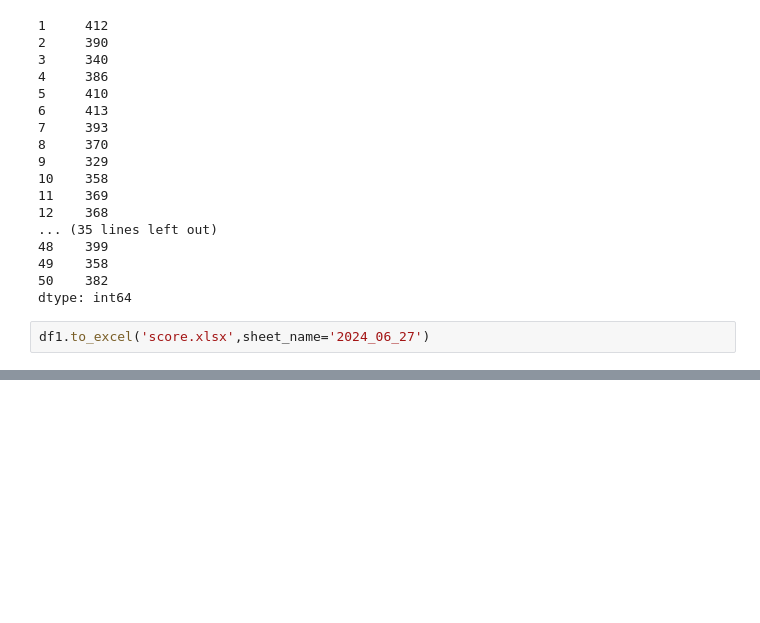
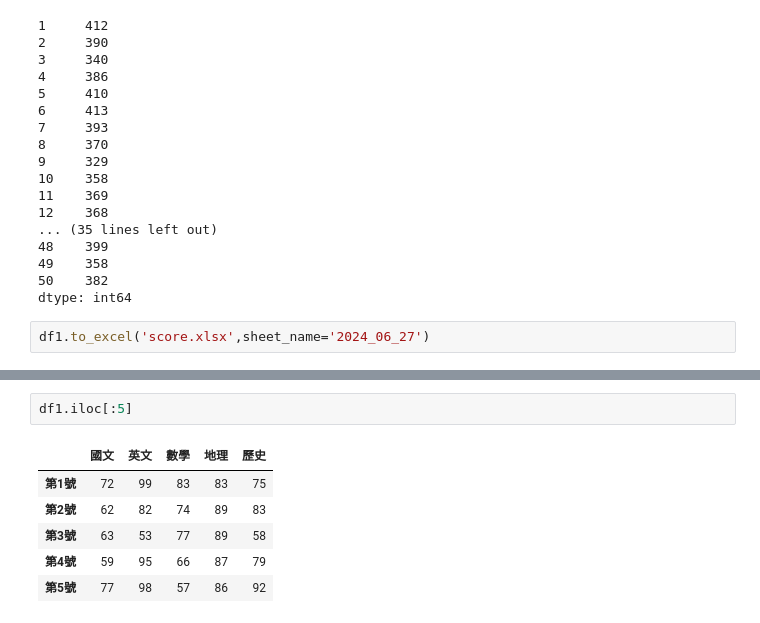
Before and after one commit to Knc5567/_python_test, a Jupyter notebook: lesson11.ipynb, the cells around one changed output, grey strips where cells are left out. Drawn from its saved outputs; the diff is of its cells as text; blank space fills up the shorter version.

```diff
--- a/lesson11.ipynb
+++ b/lesson11.ipynb
@@ -113,0 +154,9 @@ df1.to_excel('score.xlsx',sheet_name='2024_06_27')
+# %%
+df1.iloc[:5]
+# %% [output]
+|  | 國文 | 英文 | 數學 | 地理 | 歷史 |
+| 第1號 | 72 | 99 | 83 | 83 | 75 |
+| 第2號 | 62 | 82 | 74 | 89 | 83 |
+| 第3號 | 63 | 53 | 77 | 89 | 58 |
+| 第4號 | 59 | 95 | 66 | 87 | 79 |
+| 第5號 | 77 | 98 | 57 | 86 | 92 |
```
Also changed, not shown: parts of 6 cells of this notebook.
